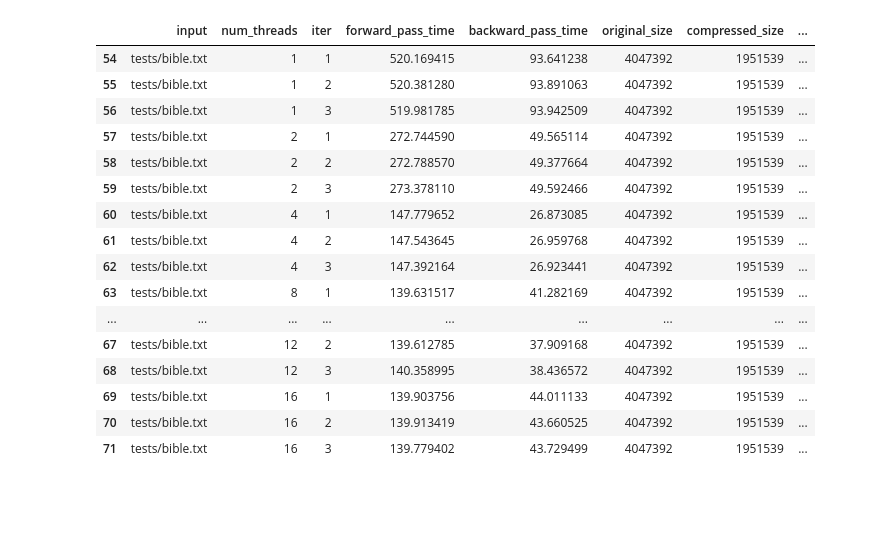
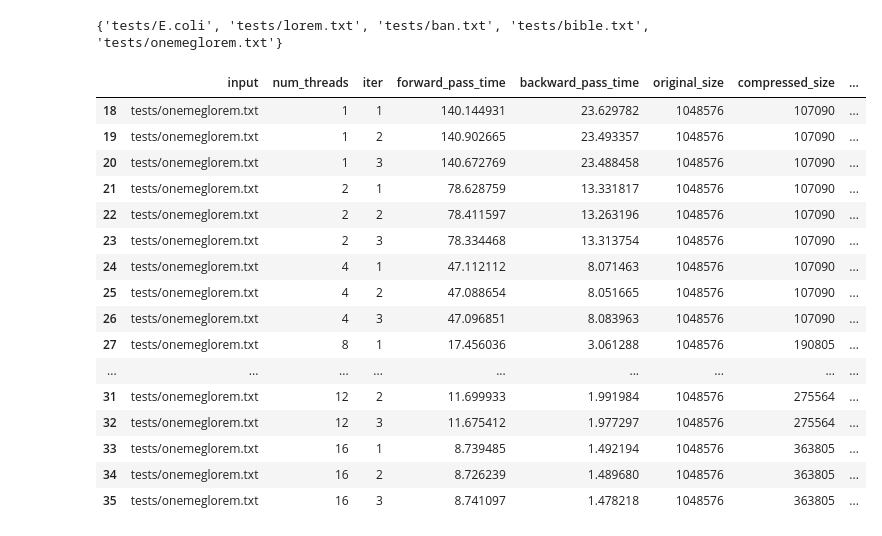
Before and after one commit to KadynCBR/textcompress, a Jupyter notebook: analysis/Analysis.ipynb, the cells around one changed output. Saved outputs shown, nothing was run; the diff lists cells and outputs as text; code cells hidden in the pictures; blank space fills up the shorter version.

```diff
--- a/analysis/Analysis.ipynb
+++ b/analysis/Analysis.ipynb
@@ -59,27 +62,30 @@ def calcamdahlforinput(df: pd.DataFrame, inputfn: str) -> List[float]:
     return amdahls_list
 # %%
 evaldf = analysisjsonToDF('../evalres25k.json')
+print(set(evaldf.input))
+# %% [output]
+{'tests/E.coli', 'tests/lorem.txt', 'tests/ban.txt', 'tests/bible.txt', 'tests/onemeglorem.txt'}
 # %%
-infile = 'tests/bible.txt'
+infile = 'tests/onemeglorem.txt'
 evaldf[evaldf.input == infile]
 # %% [output]
 |  | input | num_threads | iter | forward_pass_time | backward_pass_time | original_size | compressed_size | ... |
-| 54 | tests/bible.txt | 1 | 1 | 520.169415 | 93.641238 | 4047392 | 1951539 | ... |
-| 55 | tests/bible.txt | 1 | 2 | 520.381280 | 93.891063 | 4047392 | 1951539 | ... |
-| 56 | tests/bible.txt | 1 | 3 | 519.981785 | 93.942509 | 4047392 | 1951539 | ... |
-| 57 | tests/bible.txt | 2 | 1 | 272.744590 | 49.565114 | 4047392 | 1951539 | ... |
-| 58 | tests/bible.txt | 2 | 2 | 272.788570 | 49.377664 | 4047392 | 1951539 | ... |
-| 59 | tests/bible.txt | 2 | 3 | 273.378110 | 49.592466 | 4047392 | 1951539 | ... |
-| 60 | tests/bible.txt | 4 | 1 | 147.779652 | 26.873085 | 4047392 | 1951539 | ... |
-| 61 | tests/bible.txt | 4 | 2 | 147.543645 | 26.959768 | 4047392 | 1951539 | ... |
-| 62 | tests/bible.txt | 4 | 3 | 147.392164 | 26.923441 | 4047392 | 1951539 | ... |
-| 63 | tests/bible.txt | 8 | 1 | 139.631517 | 41.282169 | 4047392 | 1951539 | ... |
+| 18 | tests/onemeglorem.txt | 1 | 1 | 140.144931 | 23.629782 | 1048576 | 107090 | ... |
+| 19 | tests/onemeglorem.txt | 1 | 2 | 140.902665 | 23.493357 | 1048576 | 107090 | ... |
+| 20 | tests/onemeglorem.txt | 1 | 3 | 140.672769 | 23.488458 | 1048576 | 107090 | ... |
+| 21 | tests/onemeglorem.txt | 2 | 1 | 78.628759 | 13.331817 | 1048576 | 107090 | ... |
+| 22 | tests/onemeglorem.txt | 2 | 2 | 78.411597 | 13.263196 | 1048576 | 107090 | ... |
+| 23 | tests/onemeglorem.txt | 2 | 3 | 78.334468 | 13.313754 | 1048576 | 107090 | ... |
+| 24 | tests/onemeglorem.txt | 4 | 1 | 47.112112 | 8.071463 | 1048576 | 107090 | ... |
+| 25 | tests/onemeglorem.txt | 4 | 2 | 47.088654 | 8.051665 | 1048576 | 107090 | ... |
+| 26 | tests/onemeglorem.txt | 4 | 3 | 47.096851 | 8.083963 | 1048576 | 107090 | ... |
+| 27 | tests/onemeglorem.txt | 8 | 1 | 17.456036 | 3.061288 | 1048576 | 190805 | ... |
 | ... | ... | ... | ... | ... | ... | ... | ... | ... |
-| 67 | tests/bible.txt | 12 | 2 | 139.612785 | 37.909168 | 4047392 | 1951539 | ... |
-| 68 | tests/bible.txt | 12 | 3 | 140.358995 | 38.436572 | 4047392 | 1951539 | ... |
-| 69 | tests/bible.txt | 16 | 1 | 139.903756 | 44.011133 | 4047392 | 1951539 | ... |
-| 70 | tests/bible.txt | 16 | 2 | 139.913419 | 43.660525 | 4047392 | 1951539 | ... |
-| 71 | tests/bible.txt | 16 | 3 | 139.779402 | 43.729499 | 4047392 | 1951539 | ... |
+| 31 | tests/onemeglorem.txt | 12 | 2 | 11.699933 | 1.991984 | 1048576 | 275564 | ... |
+| 32 | tests/onemeglorem.txt | 12 | 3 | 11.675412 | 1.977297 | 1048576 | 275564 | ... |
+| 33 | tests/onemeglorem.txt | 16 | 1 | 8.739485 | 1.492194 | 1048576 | 363805 | ... |
+| 34 | tests/onemeglorem.txt | 16 | 2 | 8.726239 | 1.489680 | 1048576 | 363805 | ... |
+| 35 | tests/onemeglorem.txt | 16 | 3 | 8.741097 | 1.478218 | 1048576 | 363805 | ... |
 # %%
 amdahs_ = calcamdahlforinput(evaldf, infile)
 [print(n) for n in amdahs_]
```
Also changed, not shown: parts of 6 cells of this notebook, 1 other file.
